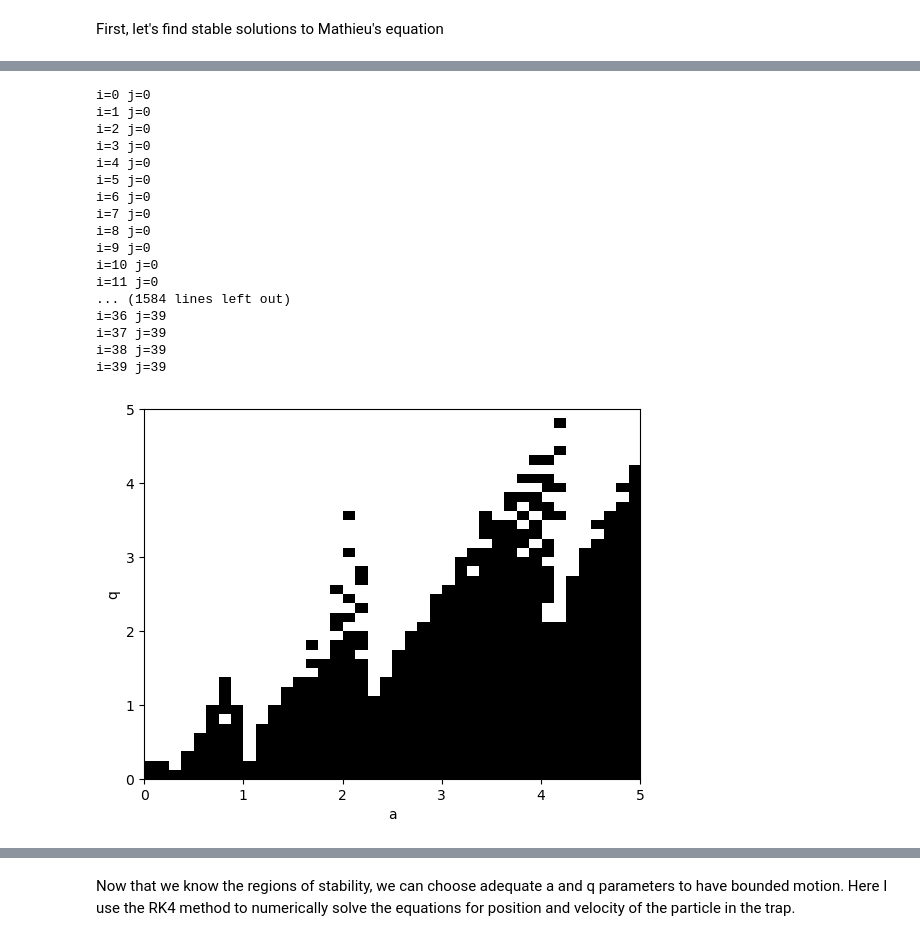
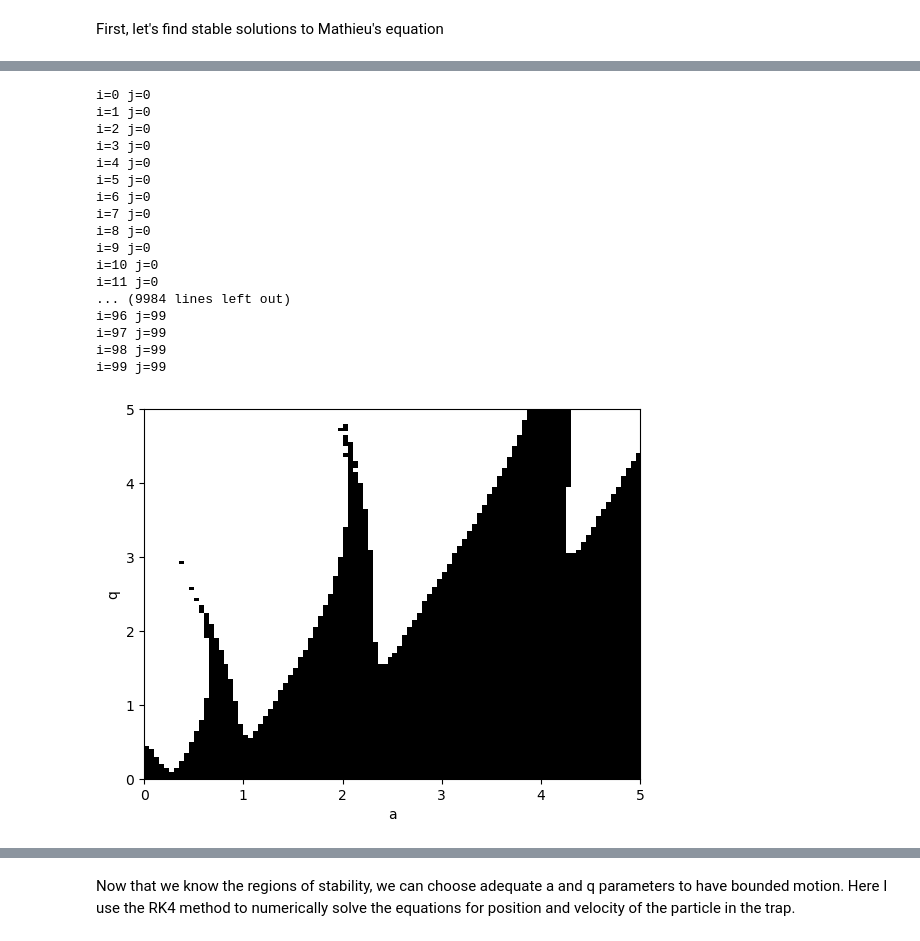
Before and after one commit to ryanamcgill/comp-phys-term-paper, a Jupyter notebook: Paper_Simulations_Figures.ipynb, the cells around one changed output, grey strips where cells are left out. Cells and saved outputs as stored; diff of their text form; code cells hidden in the pictures.

Commit message:
Tweaking figures and cleaning up poster

```diff
--- a/Paper_Simulations_Figures.ipynb
+++ b/Paper_Simulations_Figures.ipynb
@@ -32,10 +32,11 @@ a_min = 0
 a_max = 5
 q_min = 0
 q_max = 5
-num_points = 40
+num_points = 100
 a_values = np.linspace(a_min, a_max, num_points)
 q_values = np.linspace(q_min, q_max, num_points)
 
+error = 20
 
 
 def mathieu_rk4(a,q,t,y1_0,y2_0):
@@ -91,7 +92,7 @@ for j,q in enumerate(q_values):
     for i,a in enumerate(a_values):
         print("i={} j={}".format(i,j))
 
-        if is_stable(a,q,tau=100, err = 10):
+        if is_stable(a,q,tau=100, err = error):
             truth_stability[j,i] = 1
 
 # Plot the stability diagram
@@ -122,36 +123,36 @@ i=39 j=39
 # %%
 # Compute the stability for all values of a and q
 calc_stability = np.zeros((num_points,num_points), float)
 
 
 for j,q in enumerate(q_values):
     for i,a in enumerate(a_values):
         print("i={} j={}".format(i,j))
-        if is_stable2(a,q,tau=100, err = .2):
+        if is_stable2(a,q,tau=100, err = error):
             calc_stability[j,i] = 1
 
 # Plot the stability diagram
 fig, ax = plt.subplots()
 im = ax.imshow(calc_stability, extent=[a_min, a_max, q_min, q_max], origin='lower', cmap='gray_r', aspect='auto')
 ax.set_xlabel('a')
 ax.set_ylabel('q')
 plt.show()
 # %% [output]
 i=0 j=0
 i=1 j=0
 i=2 j=0
 i=3 j=0
 i=4 j=0
 i=5 j=0
 i=6 j=0
 i=7 j=0
 i=8 j=0
 i=9 j=0
 i=10 j=0
 i=11 j=0
-... (1584 lines left out)
-i=36 j=39
-i=37 j=39
-i=38 j=39
-i=39 j=39
+... (9984 lines left out)
+i=96 j=99
+i=97 j=99
+i=98 j=99
+i=99 j=99
-[figure, old version]
+[figure, new version]
```
Also changed, not shown: parts of 4 cells of this notebook, 3 other files.
